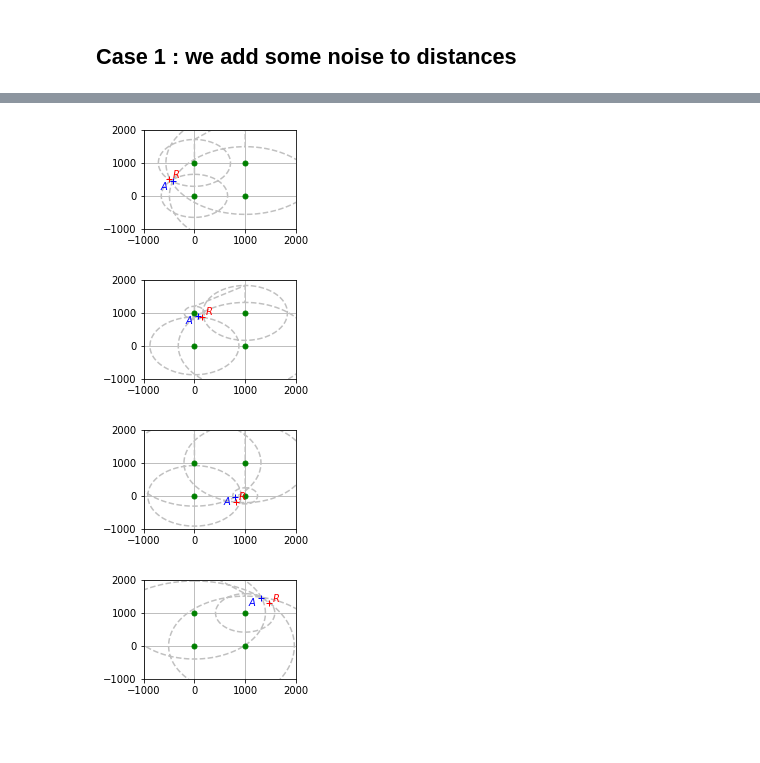
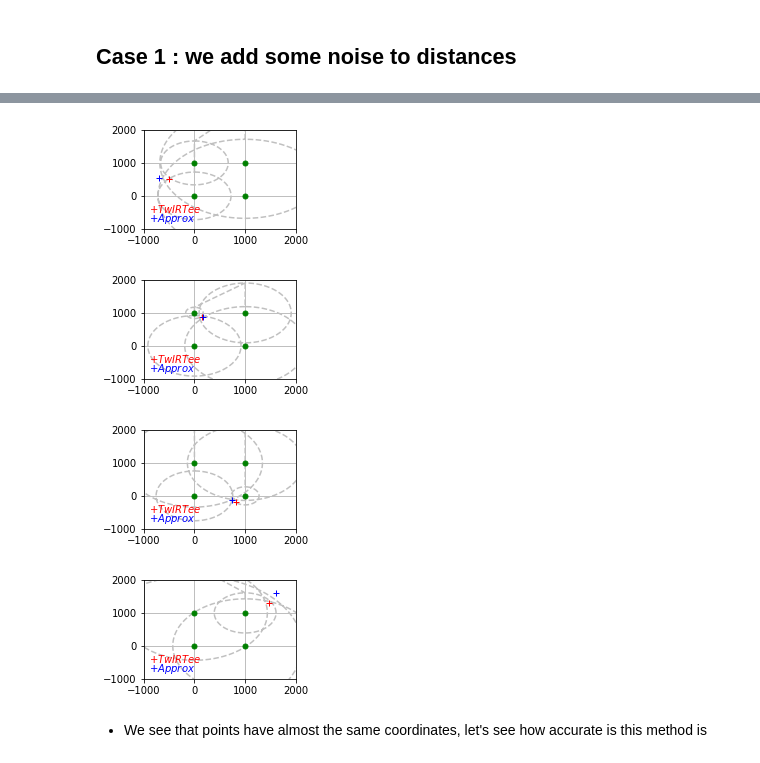
Before and after one commit to SamiEzz/TWIRTEE-IRT, a Jupyter notebook: trilaterationSimulation.ipynb, the cells around one changed output, grey strips where cells are left out. Drawn from its saved outputs; the diff is of its cells as text; code cells hidden in the pictures; blank space fills up the shorter version.

```diff
--- a/trilaterationSimulation.ipynb
+++ b/trilaterationSimulation.ipynb
@@ -110,7 +113,7 @@ for j in range(4):
     ray=rightRayons(position,vector)
     cercles = drawCercles(vector,ray)
     plt.plot(cercles[0],cercles[1],"--",color="gray")
-    plt.text(robot[0][5*j]+50,robot[1][5*j]+50, r'$ R $')
+    plt.text(-900,-800, r'$ +: TwIRTee $',color='red')
     plt.plot(vector[0],vector[1],"o",markersize=5,color="green")
     plt.plot(robot[0][5*j],robot[1][5*j],"+",color="red")
     plt.ylim(-1000,2000)
@@ -134,12 +137,11 @@ for j in range(4):
     position=[]
     position.append(robot[0][5*j])
     position.append(robot[1][5*j])
-    print(position)
     ray=rightRayons(position,vector)
     mesuredRay=distanceSensors(0.1,ray)
     cercles = drawCercles(vector,mesuredRay)
     plt.plot(cercles[0],cercles[1],"--",color="gray")
-    plt.text(robot[0][5*j]+50,robot[1][5*j]+50, r'$ R $')
+    plt.text(-900,-800, r'$ +: TwIRTee $',color='red')
     plt.plot(vector[0],vector[1],"o",markersize=5,color="green")
     plt.plot(robot[0][5*j],robot[1][5*j],"+",color="red")
     plt.plot(robot[0][5*j],robot[1][5*j],"+",color="red")
@@ -175,0 +163,8 @@ ComputeXY() : this function must compute the A and b matrix of the robot's coord
+# %%
+def leastSquareQR(A,b):
+    q,r=linalg.qr(A)
+    rinv=linalg.inv(r)
+    qtrns=transpose(q)
+    x1=matmul(rinv,qtrns)
+    x=matmul(x1,b)
+    return x
@@ -182,13 +181,11 @@ def computeXY(ray,anchorsVector):
     A=[]
     for i in range(1,len(_x)):
         A.append([_x[i]-_x[0],_y[i]-_y[0]])
-    #print(A)
     b=[]
     for i in range(1,len(ray)):
         b.append(0.5*(ray[0]**2-ray[i]**2+(_x[i]-_x[0])**2+(_y[i]-_y[0])**2))
-    #print(b)
-    position=leastSquare(A,b)
+    position=leastSquareQR(A,b)
     return position
 
-x=computeXY(mesuredRay,vector)
-x[0]
+#x=computeXY(mesuredRay,vector)
+#x[0]
@@ -199,11 +192,9 @@ array([1831.41161984, 1374.17489402])
 # %%
-
-
 plt.figure(3)
 plt.title("Cas parfait de la méthode de trilatération")
-i=221
+
 for j in range(4):
-    plt.subplot(i+j)
+    plt.subplot(221+j)
     position=[]
     position.append(robot[0][5*j])
     position.append(robot[1][5*j])
@@ -215,10 +206,10 @@ for j in range(4):
 
     plt.plot(cercles[0],cercles[1],"--",color="silver")
     plt.plot(vector[0],vector[1],"o",markersize=5,color="Green")
-    plt.text(robot[0][5*j]+50,robot[1][5*j]+50, r'$ R $',color="red")
+    plt.text(-900,-500, r'$ + TwIRTee $',color="red")
     plt.plot(robot[0][5*j],robot[1][5*j],"+",color="red")
-    plt.text(aprox[0][0]-250,aprox[0][1]-250, r'$ A $',color="blue")
-    plt.plot(aprox[0][0],aprox[0][1],"+",color="blue")
+    plt.text(-900,-800, r'$ + Approx $',color="blue")
+    plt.plot(aprox[0],aprox[1],"+",color="blue")
 
     #print(aprox)
 
@@ -232,4 +221,4 @@ To use the future default and silence this warning we advise to pass `rcond=None
-[figure, old version]
+[figure, new version]
-[figure, old version]
+[figure, new version]
-[figure, old version]
+[figure, new version]
-[figure, old version]
+[figure, new version]
@@ -237,0 +225,2 @@ To use the future default and silence this warning we advise to pass `rcond=None
+# %% [markdown]
+* We see that points have almost the same coordinates, let's see how accurate is this method is
```
Also changed, not shown: parts of 14 cells of this notebook.
